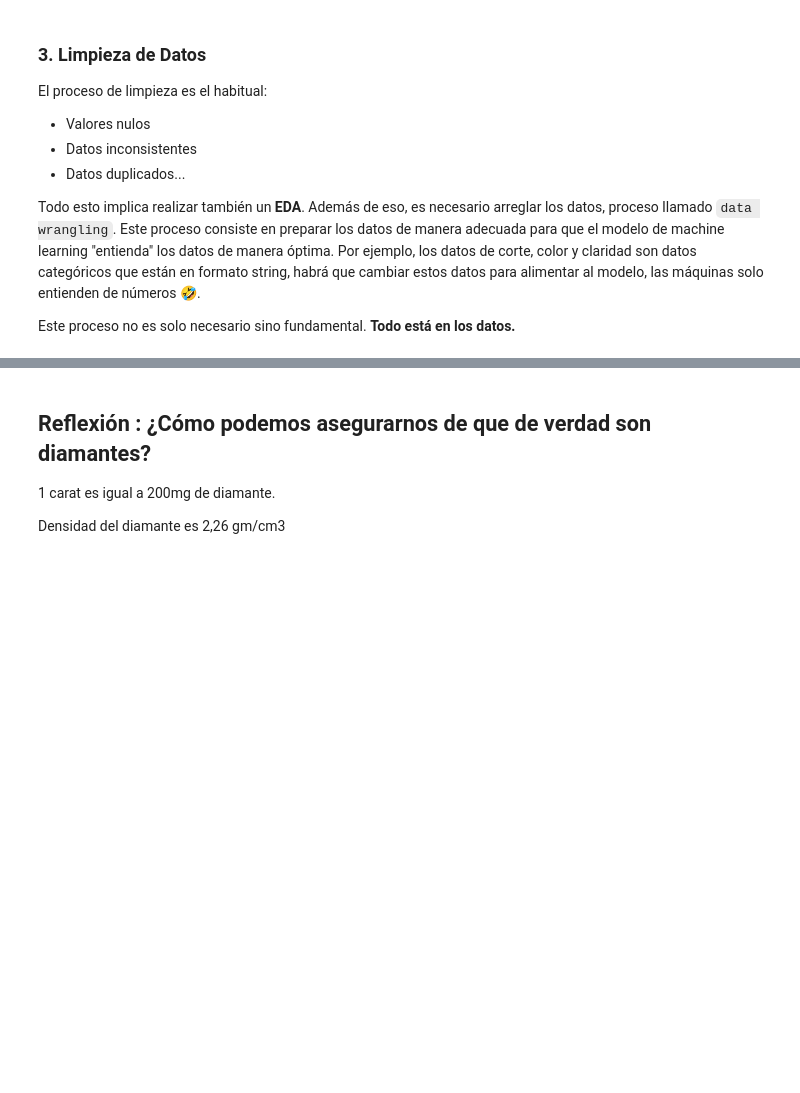
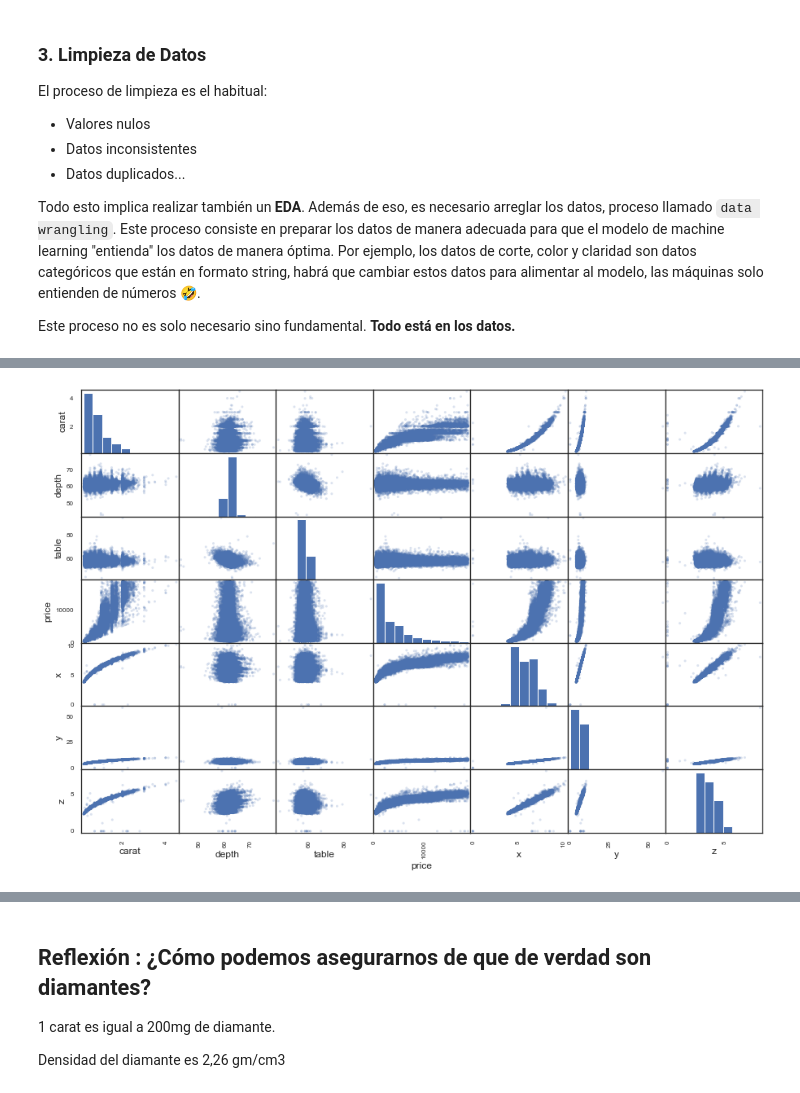
Before and after one commit to Ironhack-Data-Madrid-Agosto-2022/Apuntes-de-clase, a Jupyter notebook: semana_7/1.1 - Intro Machine Learning - Aprendizaje Supervisado - Regresion.ipynb, the cells around one changed output, grey strips where cells are left out. Cells and saved outputs as stored; diff of their text form; code cells hidden in the pictures; blank space fills up the shorter version.

```diff
--- a/semana_7/1.1 - Intro Machine Learning - Aprendizaje Supervisado - Regresion.ipynb
+++ b/semana_7/1.1 - Intro Machine Learning - Aprendizaje Supervisado - Regresion.ipynb
@@ -65,0 +164,6 @@ Este proceso no es solo necesario sino fundamental. **Todo está en los datos.**
+# %%
+# scatter matrix
+
+pd.plotting.scatter_matrix(df, figsize=(15, 10), alpha=0.2);
+# %% [output]
+[figure, added]
```
Also changed, not shown: parts of 24 cells of this notebook.
